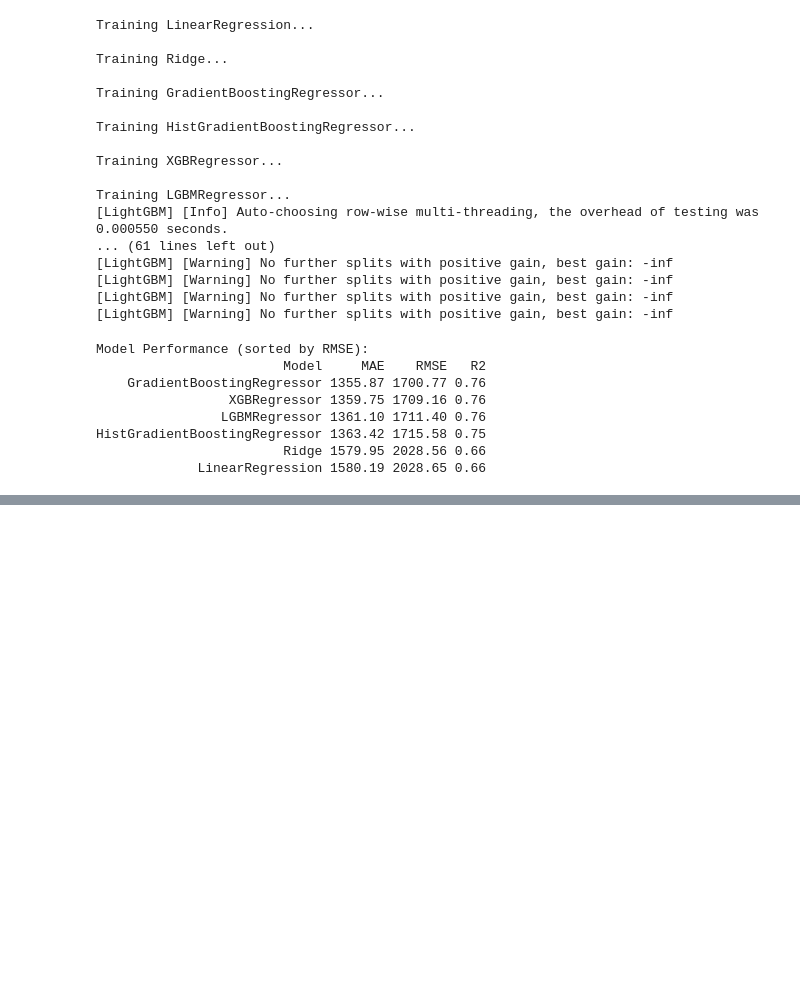
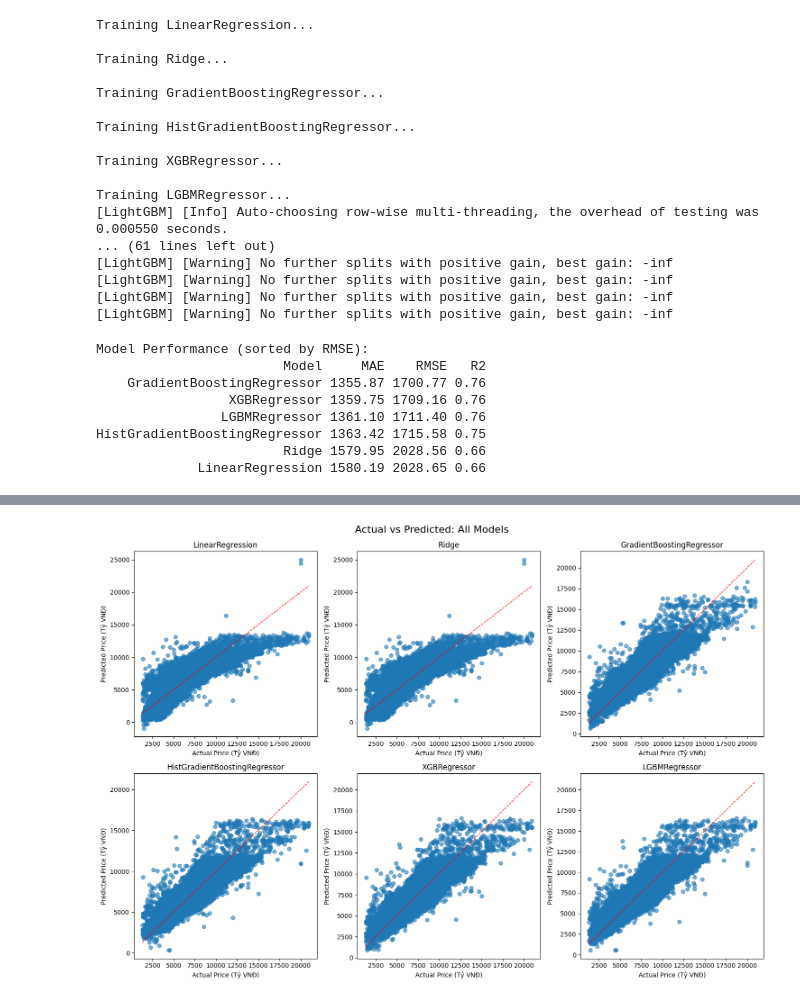
Before and after one commit to MonkeyNerdCoding/Vietnam-House-Price-Prediction, a Jupyter notebook: House_pricing_HCM.ipynb, the cells around one changed output, grey strips where cells are left out. Saved outputs shown, nothing was run; the diff lists cells and outputs as text; code cells hidden in the pictures; blank space fills up the shorter version.

Commit message:
Draw diagram

```diff
--- a/House_pricing_HCM.ipynb
+++ b/House_pricing_HCM.ipynb
@@ -671,0 +630,82 @@ Best model: GradientBoostingRegressor
+# %%
+import matplotlib.pyplot as plt
+import numpy as np
+from sklearn.model_selection import GridSearchCV
+
+# Chuẩn bị dữ liệu dạng dense
+X_train_dense = X_train_processed.toarray() if hasattr(X_train_processed, 'toarray') else X_train_processed
+X_test_dense = X_test_processed.toarray() if hasattr(X_test_processed, 'toarray') else X_test_processed
+
+# Lưu kết quả để vẽ
+predictions_all = {}
+
+for name, (model, params) in models.items():
+    print(f"\nTraining and predicting with {name}...")
+    if params and len(params) > 0:
+        search = GridSearchCV(model, params, cv=3, scoring='neg_root_mean_squared_error', n_jobs=-1)
+        search.fit(X_train_dense, y_train)
+        fitted = search.best_estimator_
+    else:
+        model.fit(X_train_dense, y_train)
+        fitted = model
+
+    # Dự đoán
+    y_pred = fitted.predict(X_test_dense)
+    y_true = y_test.values if hasattr(y_test, "values") else y_test
+
+    # Lọc giá trị hợp lệ (tránh NaN hoặc inf)
+    mask = np.isfinite(y_pred) & np.isfinite(y_true)
+    y_pred = y_pred[mask]
+    y_true = y_true[mask]
+
+    predictions_all[name] = (y_true, y_pred)
+
+# ------------------------
+#  Vẽ subplots cho tất cả mô hình
+# ------------------------
+n_models = len(predictions_all)
+cols = 3
+rows = int(np.ceil(n_models / cols))
+
+fig, axes = plt.subplots(rows, cols, figsize=(15, 5 * rows))
+axes = axes.flatten()
+
+for i, (name, (y_true, y_pred)) in enumerate(predictions_all.items()):
+    ax = axes[i]
+    ax.scatter(y_true, y_pred, alpha=0.6)
+    ax.plot([y_true.min(), y_true.max()], [y_true.min(), y_true.max()], 'r--', linewidth=1)
+    ax.set_title(f"{name}")
+    ax.set_xlabel("Actual Price (Tỷ VNĐ)")
+    ax.set_ylabel("Predicted Price (Tỷ VNĐ)")
+
+# Ẩn ô trống nếu có
+for j in range(i + 1, len(axes)):
+    fig.delaxes(axes[j])
+
+plt.tight_layout()
+plt.suptitle("Actual vs Predicted: All Models", fontsize=16, y=1.02)
+plt.show()
+
+# ------------------------
+#  Vẽ histogram residuals cho tất cả mô hình
+# ------------------------
+fig, axes = plt.subplots(rows, cols, figsize=(15, 5 * rows))
+axes = axes.flatten()
+
+for i, (name, (y_true, y_pred)) in enumerate(predictions_all.items()):
+    residuals = y_true - y_pred
+    residuals = residuals[np.isfinite(residuals)]  # loại NaN/inf
+    ax = axes[i]
+    ax.hist(residuals, bins=30, color='skyblue', edgecolor='black')
+    ax.set_title(f"Residuals: {name}")
+    ax.set_xlabel("Residual (Actual - Predicted)")
+    ax.set_ylabel("Frequency")
+
+# Ẩn ô trống nếu có
+for j in range(i + 1, len(axes)):
+    fig.delaxes(axes[j])
+
+plt.tight_layout()
+plt.suptitle("Histogram of Residuals: All Models", fontsize=16, y=1.02)
+plt.show()
+# %% [output]
@@ -671,0 +729 @@ Best model: GradientBoostingRegressor
+[figure, added]
```
Also changed, not shown: parts of 2 cells of this notebook.
